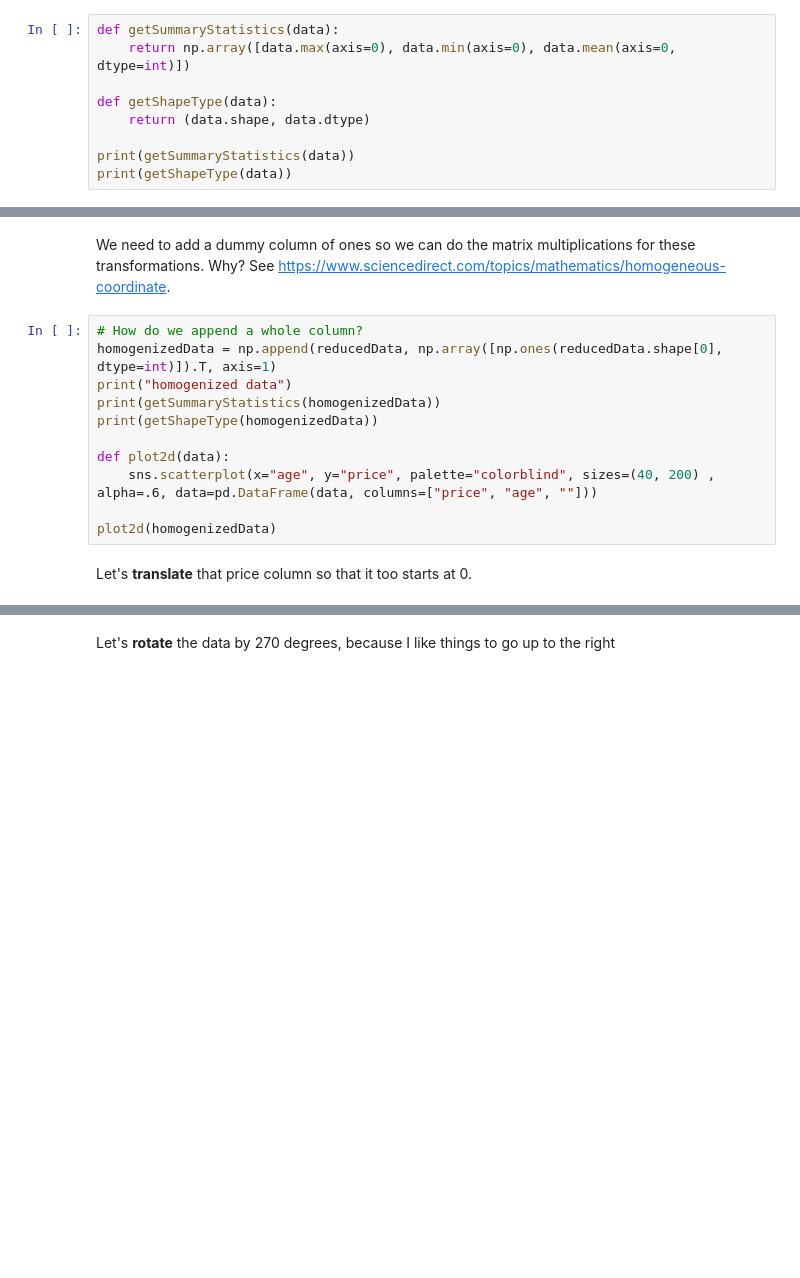
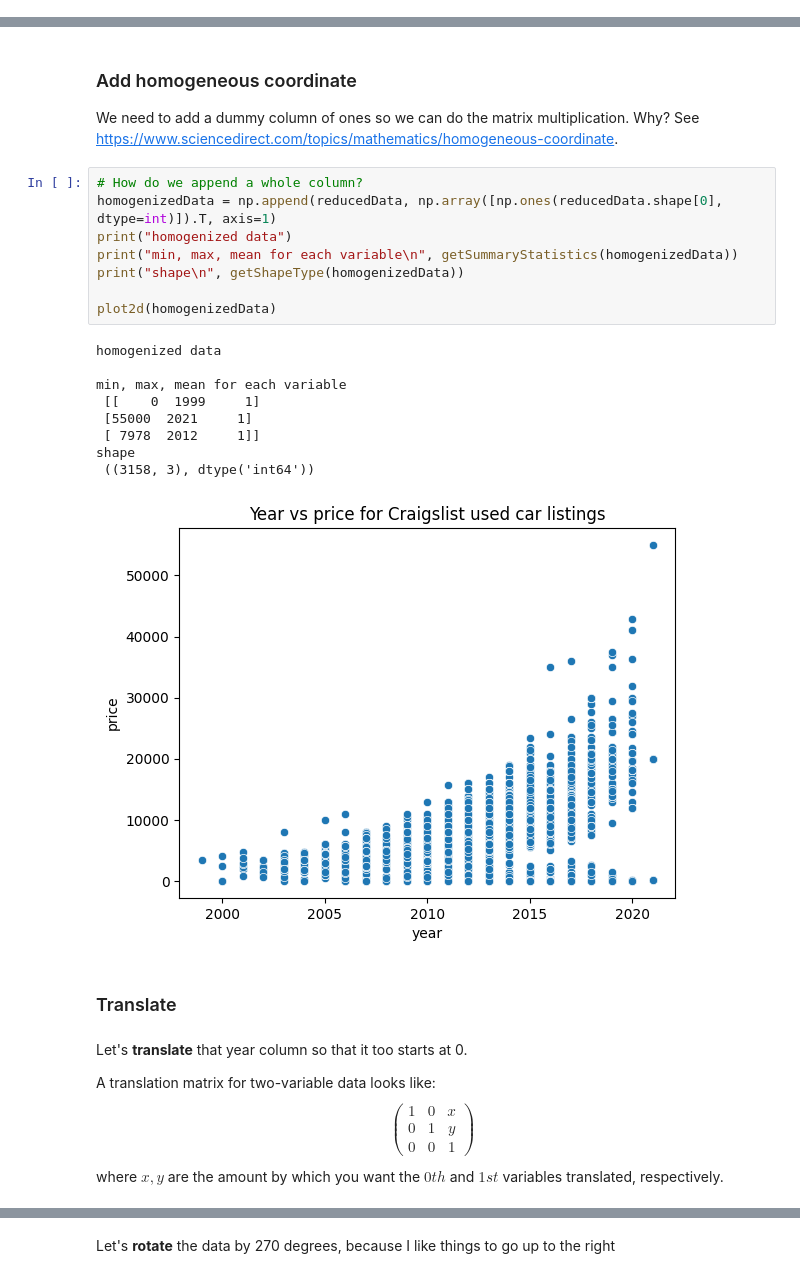
Before and after one commit to ajstent/CS252S22, a Jupyter notebook: Day7.ipynb, the cells around one changed output, grey strips where cells are left out. Cells and saved outputs as stored; diff of their text form; blank space fills up the shorter version.

```diff
--- a/Day7.ipynb
+++ b/Day7.ipynb
@@ -37,9 +19,0 @@ Let's get some **summary statistics**.
-# %%
-def getSummaryStatistics(data):
-    return np.array([data.max(axis=0), data.min(axis=0), data.mean(axis=0, dtype=int)])
-
-def getShapeType(data):
-    return (data.shape, data.dtype)
-
-print(getSummaryStatistics(data))
-print(getShapeType(data))
@@ -59,17 +71,32 @@ print(getShapeType(reducedDataSkipCol))
 # %% [markdown]
-We need to add a dummy column of ones so we can do the matrix multiplications for these transformations. Why? See https://www.sciencedirect.com/topics/mathematics/homogeneous-coordinate.
+### Add homogeneous coordinate
+
+We need to add a dummy column of ones so we can do the matrix multiplication. Why? See https://www.sciencedirect.com/topics/mathematics/homogeneous-coordinate.
 # %%
 # How do we append a whole column?
 homogenizedData = np.append(reducedData, np.array([np.ones(reducedData.shape[0], dtype=int)]).T, axis=1)
 print("homogenized data")
-print(getSummaryStatistics(homogenizedData))
-print(getShapeType(homogenizedData))
-
-def plot2d(data):
-    sns.scatterplot(x="age", y="price", palette="colorblind", sizes=(40, 200) , alpha=.6, data=pd.DataFrame(data, columns=["price", "age", ""]))
+print("min, max, mean for each variable\n", getSummaryStatistics(homogenizedData))
+print("shape\n", getShapeType(homogenizedData))
 
 plot2d(homogenizedData)
+# %% [output]
+homogenized data
+
+min, max, mean for each variable
+ [[    0  1999     1]
+ [55000  2021     1]
+ [ 7978  2012     1]]
+shape
+ ((3158, 3), dtype('int64'))
+[figure, added]
+# %% [markdown]
+### Translate
 # %% [markdown]
-Let's **translate** that price column so that it too starts at 0.
+Let's **translate** that year column so that it too starts at 0.
+
+A translation matrix for two-variable data looks like:
+$$\begin{pmatrix} 1 & 0 & x \\ 0 & 1 & y \\ 0 & 0 & 1\end{pmatrix}$$
+where $x, y$ are the amount by which you want the $0th$ and $1st$ variables translated, respectively.
 # %%
 # we need to define a transformation matrix that will allow us to shift the price variable; this one will be the identity matrix with the translation specified in an extra last column
```
Also changed, not shown: parts of 35 cells of this notebook, 2 other files.
